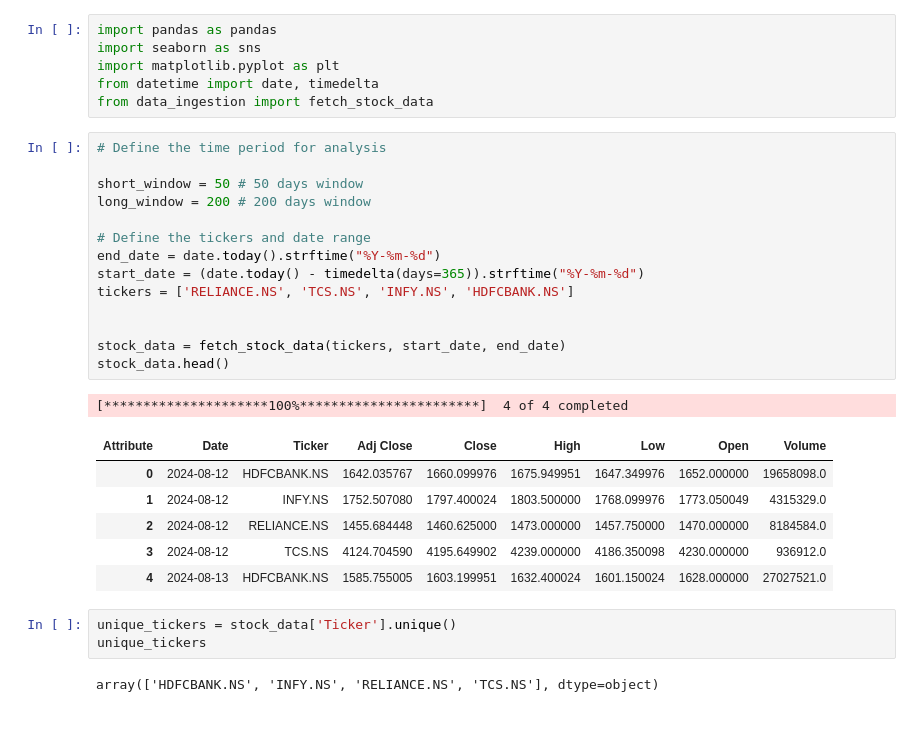
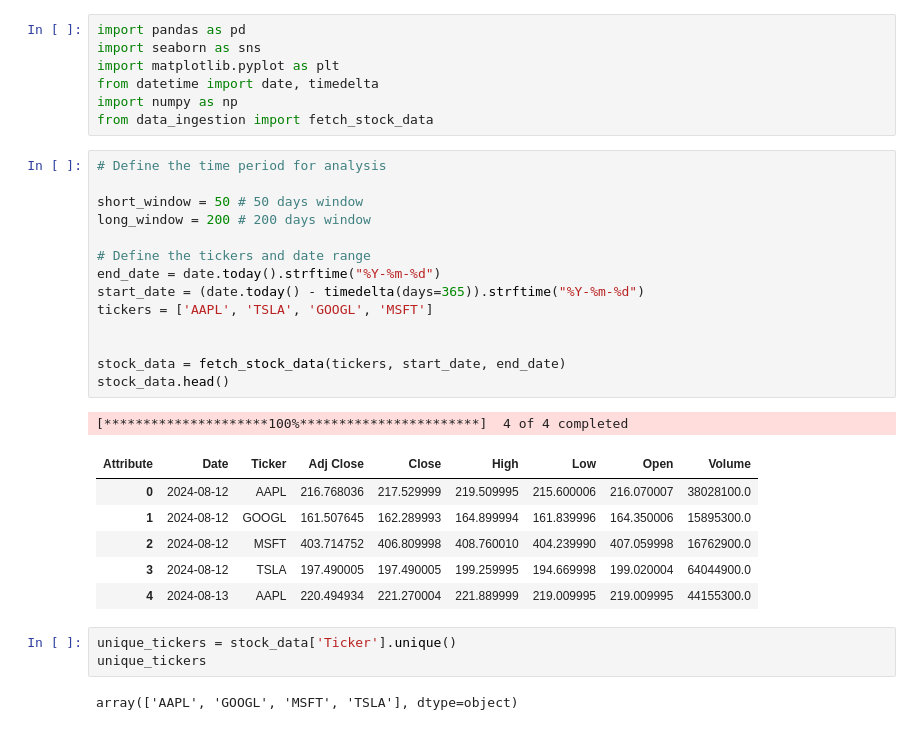
Before and after one commit to naoufal2807/Stock-Market-Portfolio-Optimization, a Jupyter notebook: Analytics..ipynb, the cells around one changed output. Drawn from its saved outputs; the diff is of its cells as text.

```diff
--- a/Analytics..ipynb
+++ b/Analytics..ipynb
@@ -1,36 +1,37 @@
 # %%
-import pandas as pandas
+import pandas as pd
 import seaborn as sns
 import matplotlib.pyplot as plt
 from datetime import date, timedelta
+import numpy as np
 from data_ingestion import fetch_stock_data
 # %%
 # Define the time period for analysis
 
 short_window = 50 # 50 days window
 long_window = 200 # 200 days window
 
 # Define the tickers and date range
 end_date = date.today().strftime("%Y-%m-%d")
 start_date = (date.today() - timedelta(days=365)).strftime("%Y-%m-%d")
-tickers = ['RELIANCE.NS', 'TCS.NS', 'INFY.NS', 'HDFCBANK.NS']
+tickers = ['AAPL', 'TSLA', 'GOOGL', 'MSFT']
 
 
 stock_data = fetch_stock_data(tickers, start_date, end_date)
 stock_data.head()
 # %% [output]
 [*********************100%***********************]  4 of 4 completed
 | Attribute | Date | Ticker | Adj Close | Close | High | Low | Open | Volume |
-| 0 | 2024-08-12 | HDFCBANK.NS | 1642.035767 | 1660.099976 | 1675.949951 | 1647.349976 | 1652.000000 | 19658098.0 |
-| 1 | 2024-08-12 | INFY.NS | 1752.507080 | 1797.400024 | 1803.500000 | 1768.099976 | 1773.050049 | 4315329.0 |
-| 2 | 2024-08-12 | RELIANCE.NS | 1455.684448 | 1460.625000 | 1473.000000 | 1457.750000 | 1470.000000 | 8184584.0 |
-| 3 | 2024-08-12 | TCS.NS | 4124.704590 | 4195.649902 | 4239.000000 | 4186.350098 | 4230.000000 | 936912.0 |
-| 4 | 2024-08-13 | HDFCBANK.NS | 1585.755005 | 1603.199951 | 1632.400024 | 1601.150024 | 1628.000000 | 27027521.0 |
+| 0 | 2024-08-12 | AAPL | 216.768036 | 217.529999 | 219.509995 | 215.600006 | 216.070007 | 38028100.0 |
+| 1 | 2024-08-12 | GOOGL | 161.507645 | 162.289993 | 164.899994 | 161.839996 | 164.350006 | 15895300.0 |
+| 2 | 2024-08-12 | MSFT | 403.714752 | 406.809998 | 408.760010 | 404.239990 | 407.059998 | 16762900.0 |
+| 3 | 2024-08-12 | TSLA | 197.490005 | 197.490005 | 199.259995 | 194.669998 | 199.020004 | 64044900.0 |
+| 4 | 2024-08-13 | AAPL | 220.494934 | 221.270004 | 221.889999 | 219.009995 | 219.009995 | 44155300.0 |
 # %%
 unique_tickers = stock_data['Ticker'].unique()
 unique_tickers
 # %% [output]
-array(['HDFCBANK.NS', 'INFY.NS', 'RELIANCE.NS', 'TCS.NS'], dtype=object)
+array(['AAPL', 'GOOGL', 'MSFT', 'TSLA'], dtype=object)
 # %%
 for ticker in unique_tickers:
     ticker_data = stock_data[stock_data['Ticker'] == ticker].copy()
```
Also changed, not shown: parts of 13 cells of this notebook.
